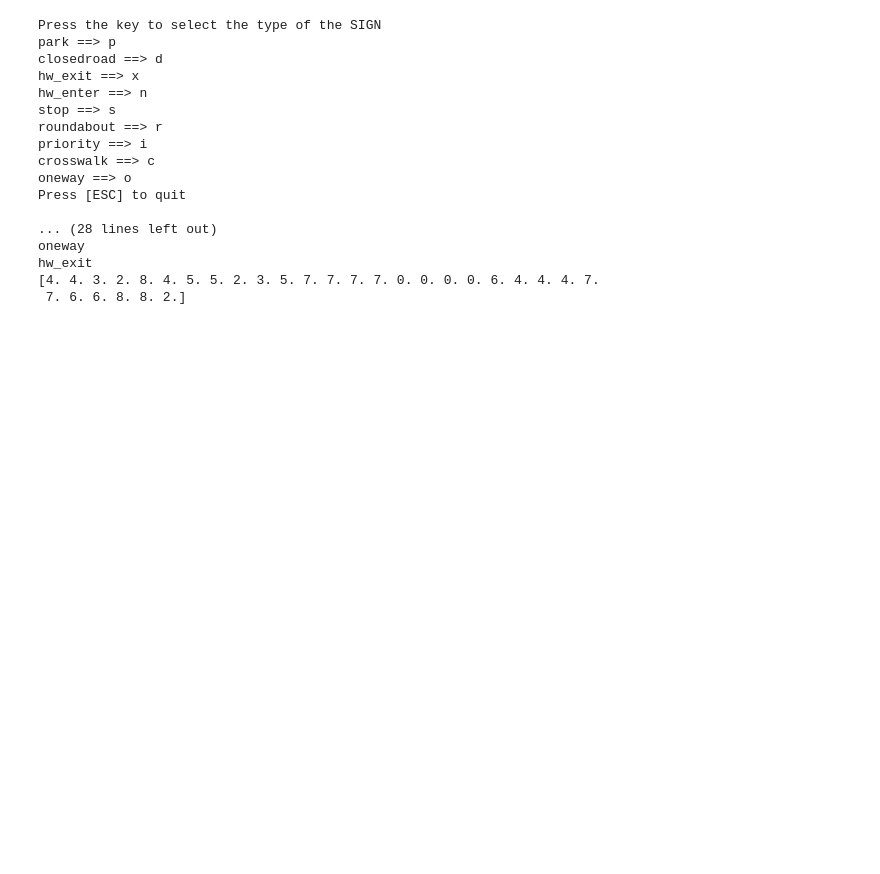
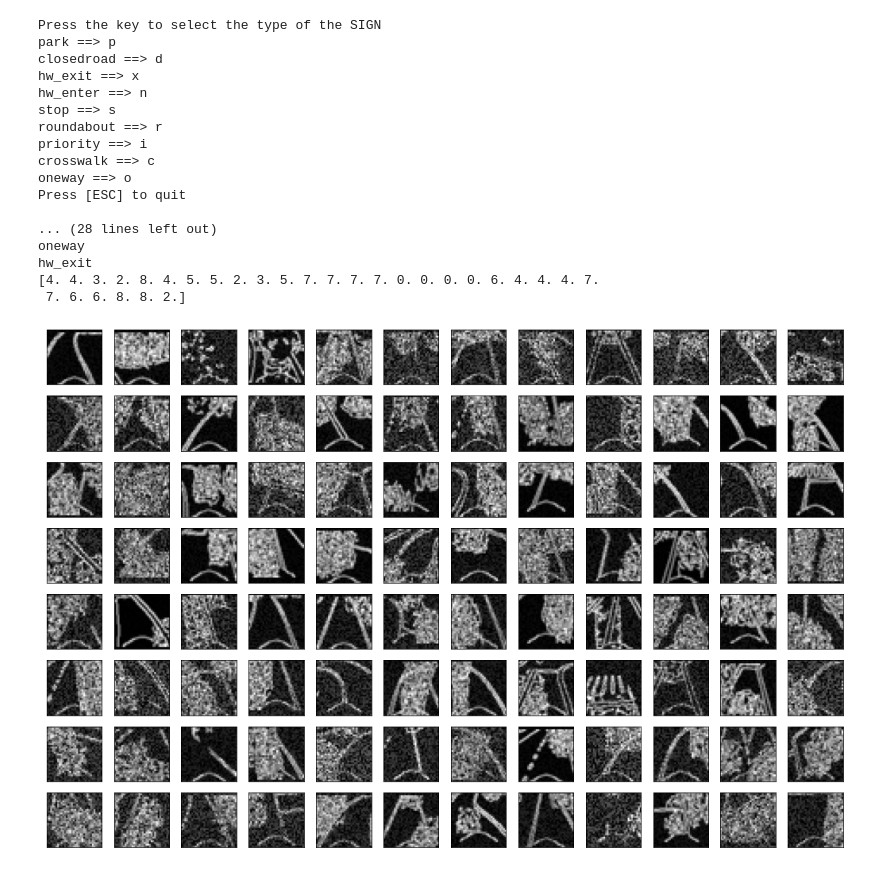
Before and after one commit to matgrand/bfmc_2022, a Jupyter notebook: Simulator/useful_things.ipynb, the cells around one changed output. Saved outputs shown, nothing was run; the diff lists cells and outputs as text; code cells hidden in the pictures; blank space fills up the shorter version.

Commit message:
small mods to generate files for the presentation

```diff
--- a/Simulator/useful_things.ipynb
+++ b/Simulator/useful_things.ipynb
@@ -444,3 +444,47 @@ oneway
 hw_exit
 [4. 4. 3. 2. 8. 4. 5. 5. 2. 3. 5. 7. 7. 7. 7. 0. 0. 0. 0. 6. 4. 4. 4. 7.
  7. 6. 6. 8. 8. 2.]
+# %%
+# Generate image collage for presentation
+import numpy as np
+import matplotlib.pyplot as plt
+import os
+import cv2 as cv
+
+def plot_nchw_data(data, h_num, v_num, title, size=(10, 10)):
+    fig, axs = plt.subplots(h_num, v_num, figsize=size)
+    # shape = data.shape
+    # data = data.reshape(shape[0]*shape[1], shape[2], shape[3])
+    for idx, ax in enumerate(axs.flatten()):
+        ax.set_xticks([])
+        ax.set_yticks([])
+        if idx < len(data):
+            ax.imshow(data[idx,:,:], cmap='gray')
+    if title is not None:
+        plt.suptitle(title)
+    #plt.tight_layout(rect=[0, 0, 1, 0.97], h_pad=0, w_pad=0)
+    plt.show()
+    return fig
+
+folder = os.path.join('random_stuff', 'imgs_presentation')
+
+#get all the images inside the folder
+imgs = []
+for file in os.listdir(folder):
+    if file.endswith('.png') and file.startswith('img'):
+        img = cv.imread(os.path.join(folder, file))
+        #convert to grayscale
+        img = cv.cvtColor(img, cv.COLOR_BGR2GRAY)
+        cv.imshow('img', img)
+        if cv.waitKey(1) == 27:
+            break
+        imgs.append(img)
+cv.destroyAllWindows()
+
+data = np.zeros((len(imgs),512,512), dtype=np.uint8)
+for i in range(len(imgs)):
+    data[i,:,:] = imgs[i]
+
+figure = plot_nchw_data(data, 8, 12, None, size=(18,12))
+# %% [output]
+[figure, added]
```
Also changed, not shown: 16 other files.
